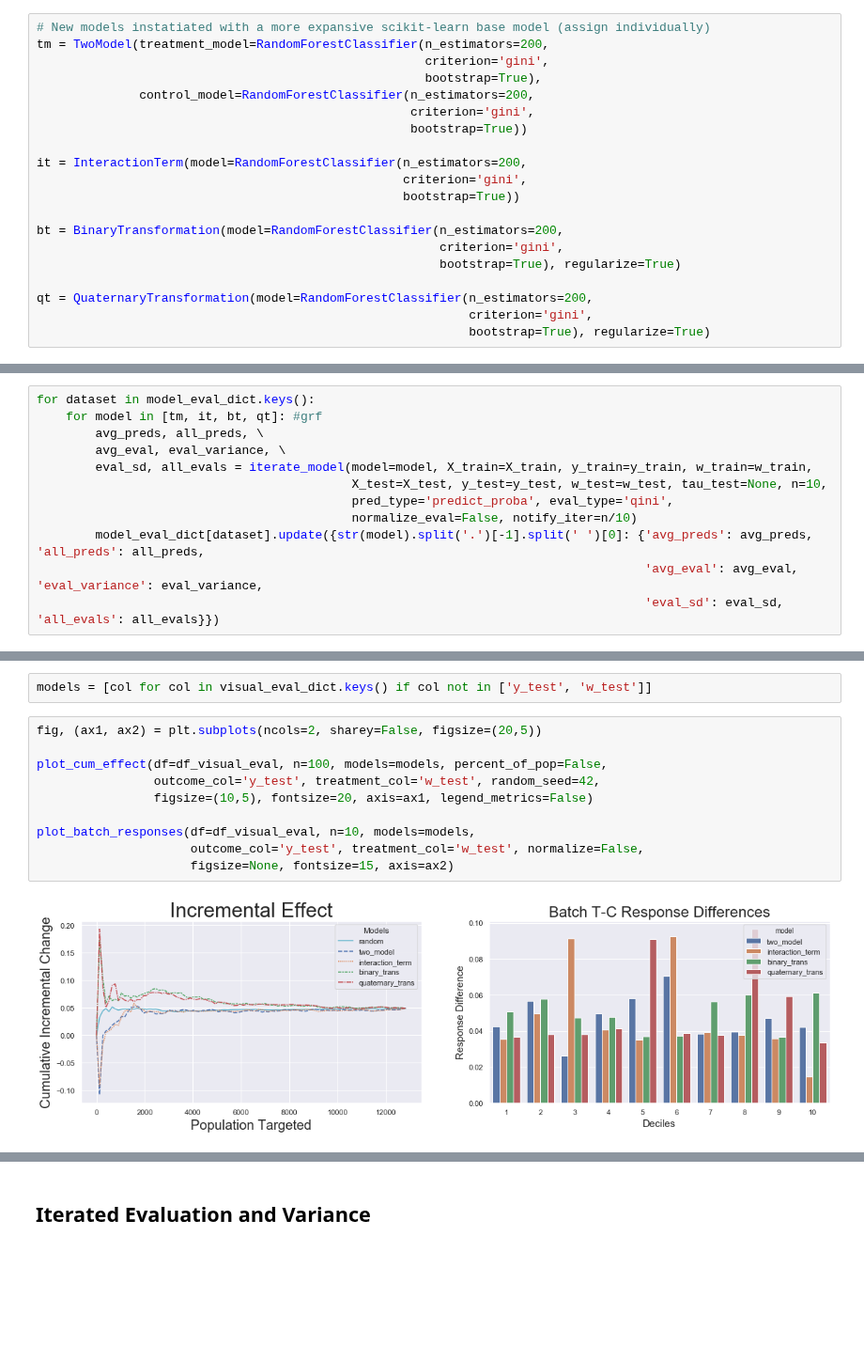
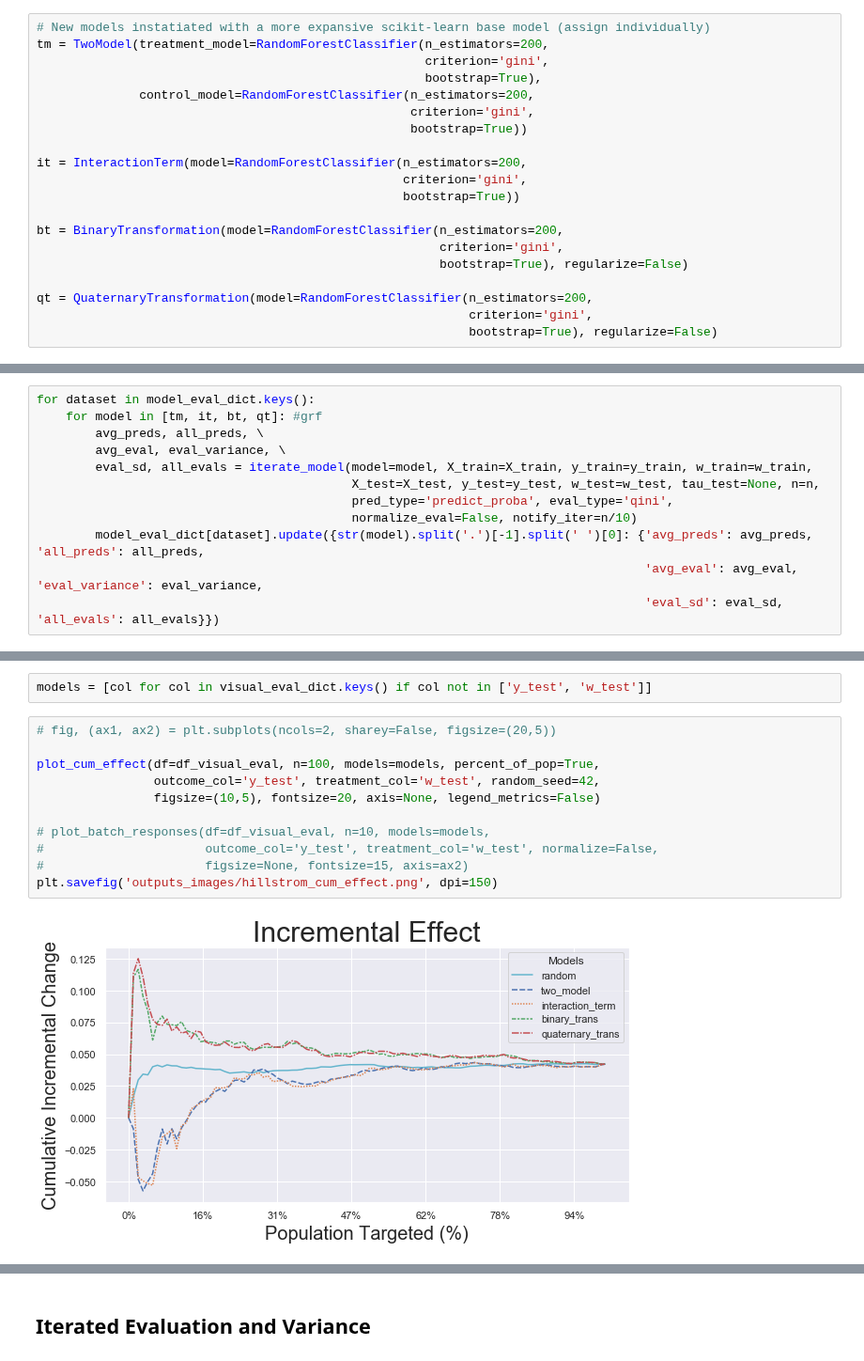
Before and after one commit to andrewtavis/causeinfer, a Jupyter notebook: examples/business_hilstrom.ipynb, the cells around one changed output, grey strips where cells are left out. Shown at 94% size. Drawn from its saved outputs; the diff is of its cells as text; blank space fills up the shorter version.

```diff
--- a/examples/business_hilstrom.ipynb
+++ b/examples/business_hilstrom.ipynb
@@ -338,11 +344,11 @@ it = InteractionTerm(model=RandomForestClassifier(n_estimators=200,
 
 bt = BinaryTransformation(model=RandomForestClassifier(n_estimators=200,
                                                        criterion='gini',
-                                                       bootstrap=True), regularize=True)
+                                                       bootstrap=True), regularize=False)
 
 qt = QuaternaryTransformation(model=RandomForestClassifier(n_estimators=200,
                                                            criterion='gini',
-                                                           bootstrap=True), regularize=True)
+                                                           bootstrap=True), regularize=False)
 # %%
 n=200
 model_eval_dict = {}
@@ -356,7 +362,7 @@ for dataset in model_eval_dict.keys():
         avg_preds, all_preds, \
         avg_eval, eval_variance, \
         eval_sd, all_evals = iterate_model(model=model, X_train=X_train, y_train=y_train, w_train=w_train,
-                                           X_test=X_test, y_test=y_test, w_test=w_test, tau_test=None, n=10,
+                                           X_test=X_test, y_test=y_test, w_test=w_test, tau_test=None, n=n,
                                            pred_type='predict_proba', eval_type='qini',
                                            normalize_eval=False, notify_iter=n/10)
         model_eval_dict[dataset].update({str(model).split('.')[-1].split(' ')[0]: {'avg_preds': avg_preds, 'all_preds': all_preds,
@@ -422,17 +428,18 @@ df_visual_eval.shape
 # %%
 models = [col for col in visual_eval_dict.keys() if col not in ['y_test', 'w_test']]
 # %%
-fig, (ax1, ax2) = plt.subplots(ncols=2, sharey=False, figsize=(20,5))
+# fig, (ax1, ax2) = plt.subplots(ncols=2, sharey=False, figsize=(20,5))
 
-plot_cum_effect(df=df_visual_eval, n=100, models=models, percent_of_pop=False,
+plot_cum_effect(df=df_visual_eval, n=100, models=models, percent_of_pop=True,
                 outcome_col='y_test', treatment_col='w_test', random_seed=42,
-                figsize=(10,5), fontsize=20, axis=ax1, legend_metrics=False)
+                figsize=(10,5), fontsize=20, axis=None, legend_metrics=False)
 
-plot_batch_responses(df=df_visual_eval, n=10, models=models,
-                     outcome_col='y_test', treatment_col='w_test', normalize=False,
-                     figsize=None, fontsize=15, axis=ax2)
+# plot_batch_responses(df=df_visual_eval, n=10, models=models,
+#                      outcome_col='y_test', treatment_col='w_test', normalize=False,
+#                      figsize=None, fontsize=15, axis=ax2)
+plt.savefig('outputs_images/hillstrom_cum_effect.png', dpi=150)
 # %% [output]
-[figure, old version]
+[figure, new version]
 # %%
 fig, (ax1, ax2) = plt.subplots(nrows=1, ncols=2, sharey=False, figsize=(20,5))
 
```
Also changed, not shown: parts of 12 cells of this notebook, 10 other files.
